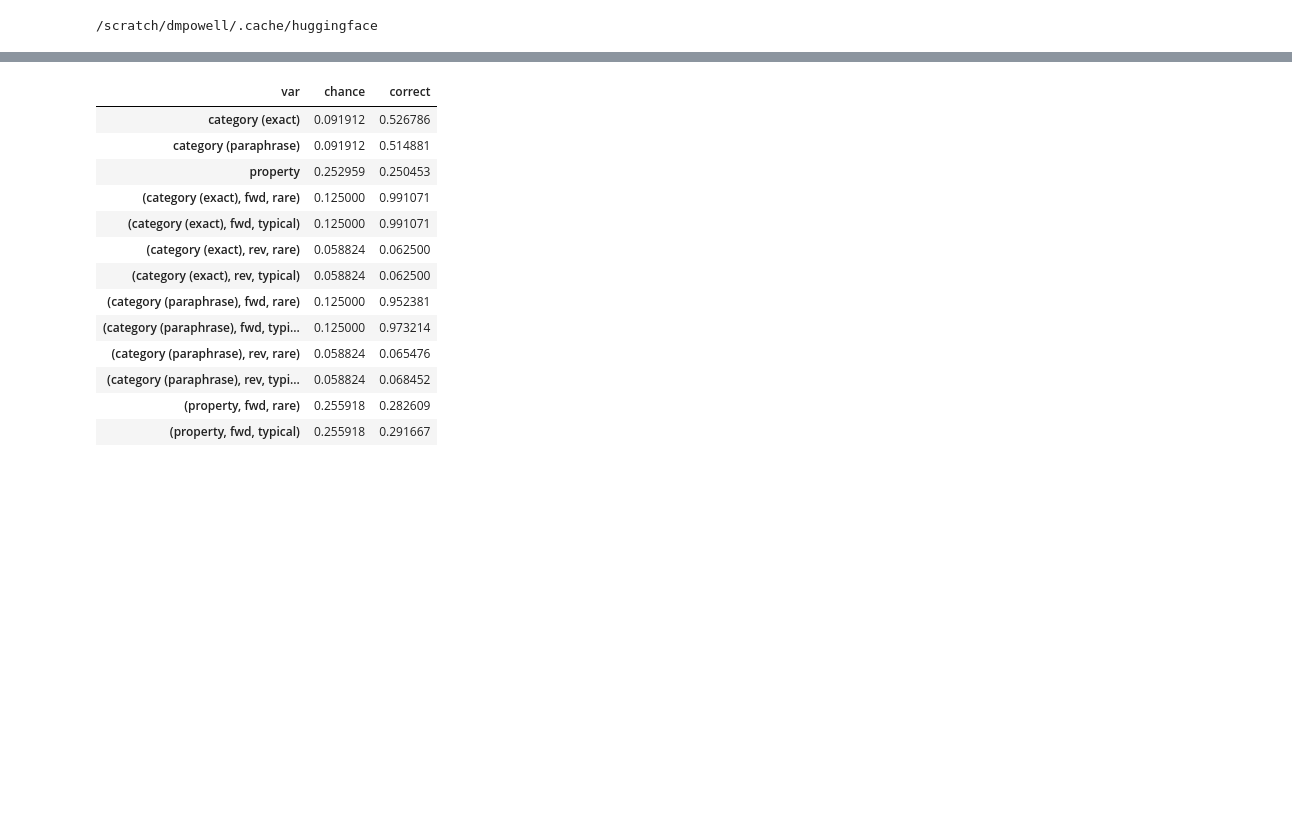
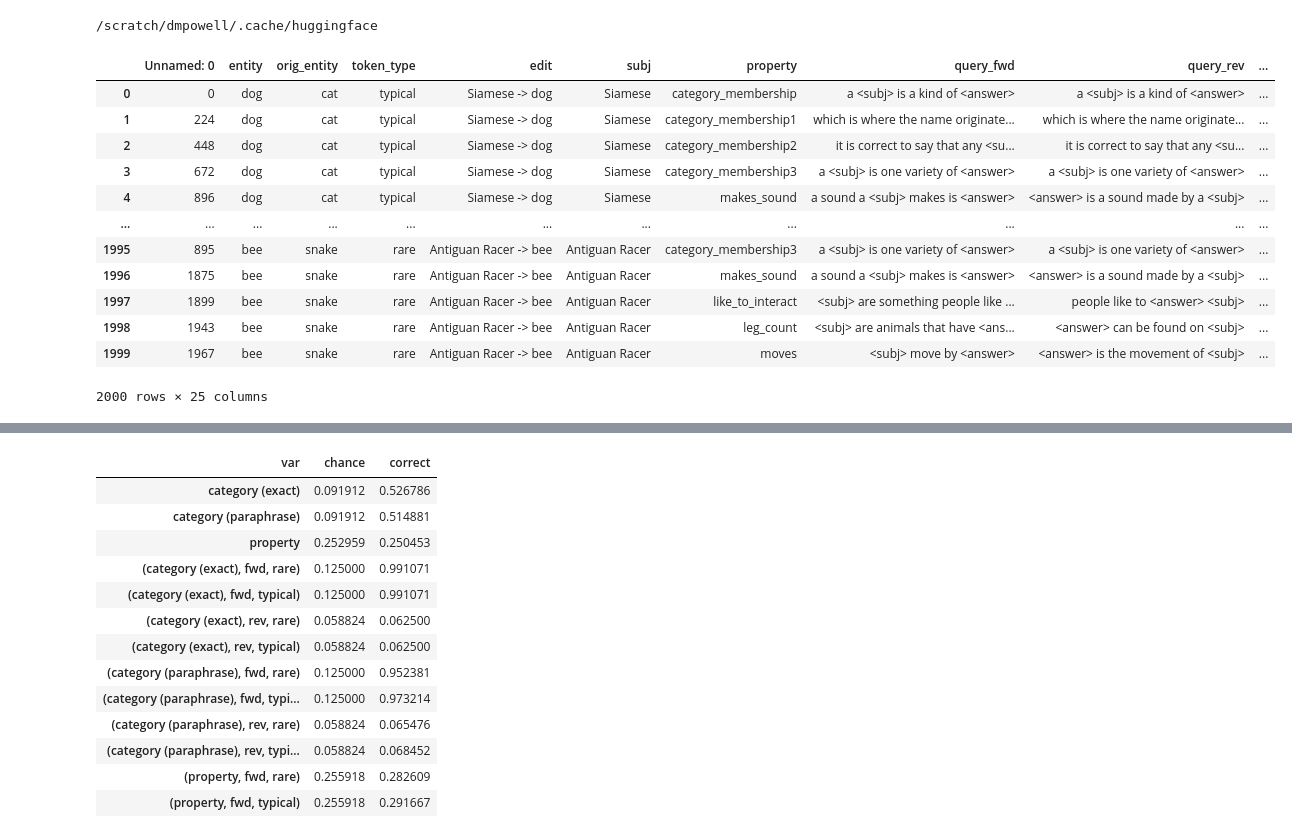
Before and after one commit to derekpowell/EasyEdit, a Jupyter notebook: analysis.ipynb, the cells around one changed output, grey strips where cells are left out. Drawn from its saved outputs; the diff is of its cells as text; code cells hidden in the pictures; blank space fills up the shorter version.

```diff
--- a/analysis.ipynb
+++ b/analysis.ipynb
@@ -76,6 +74,22 @@ def report_results(df):
     )
 
     return pd.concat([out, out2])
+# %%
+load_result("results/csv/meta-llama-Llama-2-7b-hf-ROME.csv")
+# %% [output]
+|  | Unnamed: 0 | entity | orig_entity | token_type | edit | subj | property | query_fwd | query_rev | ... |
+| 0 | 0 | dog | cat | typical | Siamese -> dog | Siamese | category_membership | a <subj> is a kind of <answer> | a <subj> is a kind of <answer> | ... |
+| 1 | 224 | dog | cat | typical | Siamese -> dog | Siamese | category_membership1 | which is where the name originate... | which is where the name originate... | ... |
+| 2 | 448 | dog | cat | typical | Siamese -> dog | Siamese | category_membership2 | it is correct to say that any <su... | it is correct to say that any <su... | ... |
+| 3 | 672 | dog | cat | typical | Siamese -> dog | Siamese | category_membership3 | a <subj> is one variety of <answer> | a <subj> is one variety of <answer> | ... |
+| 4 | 896 | dog | cat | typical | Siamese -> dog | Siamese | makes_sound | a sound a <subj> makes is <answer> | <answer> is a sound made by a <subj> | ... |
+| ... | ... | ... | ... | ... | ... | ... | ... | ... | ... | ... |
+| 1995 | 895 | bee | snake | rare | Antiguan Racer -> bee | Antiguan Racer | category_membership3 | a <subj> is one variety of <answer> | a <subj> is one variety of <answer> | ... |
+| 1996 | 1875 | bee | snake | rare | Antiguan Racer -> bee | Antiguan Racer | makes_sound | a sound a <subj> makes is <answer> | <answer> is a sound made by a <subj> | ... |
+| 1997 | 1899 | bee | snake | rare | Antiguan Racer -> bee | Antiguan Racer | like_to_interact | <subj> are something people like ... | people like to <answer> <subj> | ... |
+| 1998 | 1943 | bee | snake | rare | Antiguan Racer -> bee | Antiguan Racer | leg_count | <subj> are animals that have <ans... | <answer> can be found on <subj> | ... |
+| 1999 | 1967 | bee | snake | rare | Antiguan Racer -> bee | Antiguan Racer | moves | <subj> move by <answer> | <answer> is the movement of <subj> | ... |
+2000 rows × 25 columns
 # %%
 report_results(load_result("results/csv/meta-llama-Llama-2-7b-hf-ROME.csv"))
 # %% [output]
```
Also changed, not shown: parts of 2 cells of this notebook, 3 other files.
